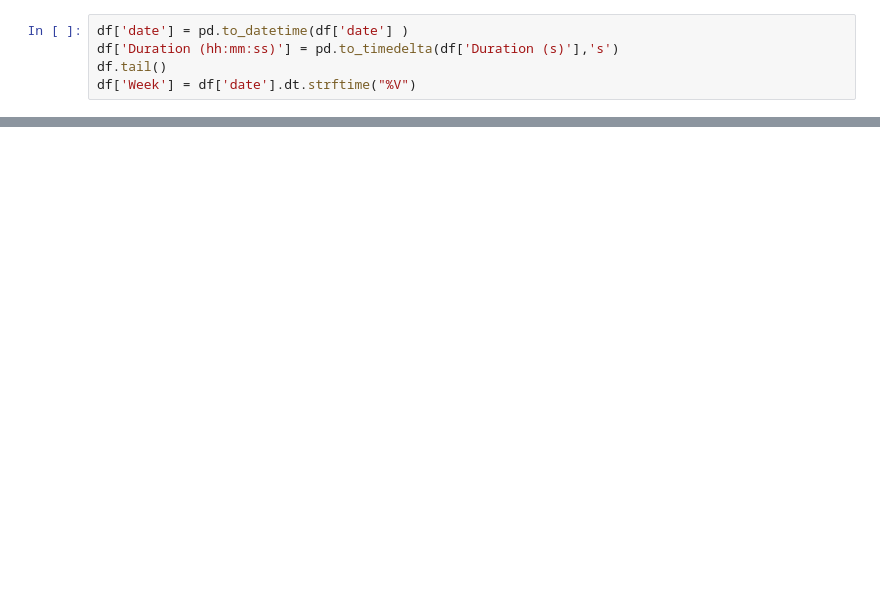
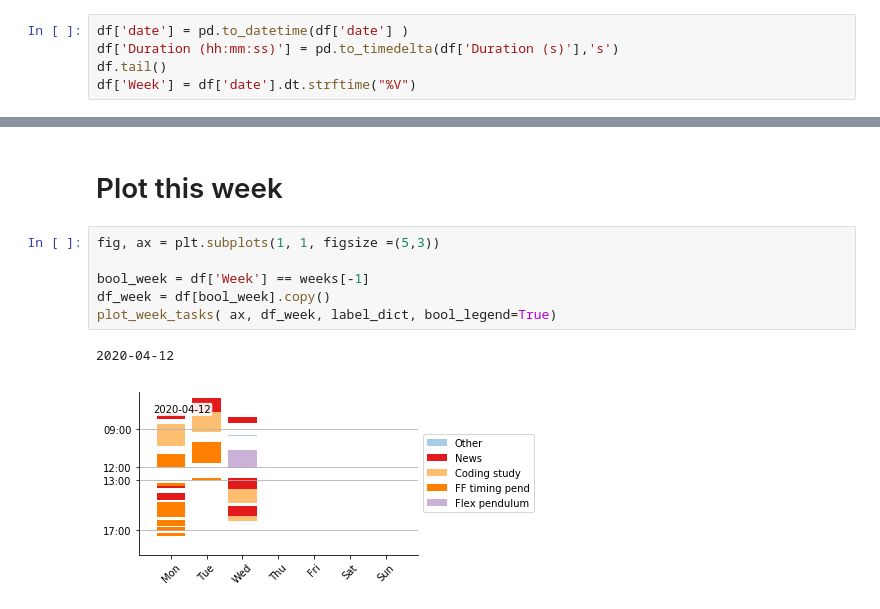
Before and after one commit to tlmohren/Task_timer, a Jupyter notebook: analyze_task_log.ipynb, the cells around one changed output, grey strips where cells are left out. Cells and saved outputs as stored; diff of their text form; blank space fills up the shorter version.

```diff
--- a/analyze_task_log.ipynb
+++ b/analyze_task_log.ipynb
@@ -266,0 +239,11 @@ ax.legend(by_label.values(), by_label.keys(), loc='center left', bbox_to_anchor=
+# %% [markdown]
+# Plot this week
+# %%
+fig, ax = plt.subplots(1, 1, figsize =(5,3))
+
+bool_week = df['Week'] == weeks[-1]
+df_week = df[bool_week].copy()
+plot_week_tasks( ax, df_week, label_dict, bool_legend=True)
+# %% [output]
+2020-04-12
+[figure, added]
```
Also changed, not shown: parts of 18 cells of this notebook, 3 other files.
